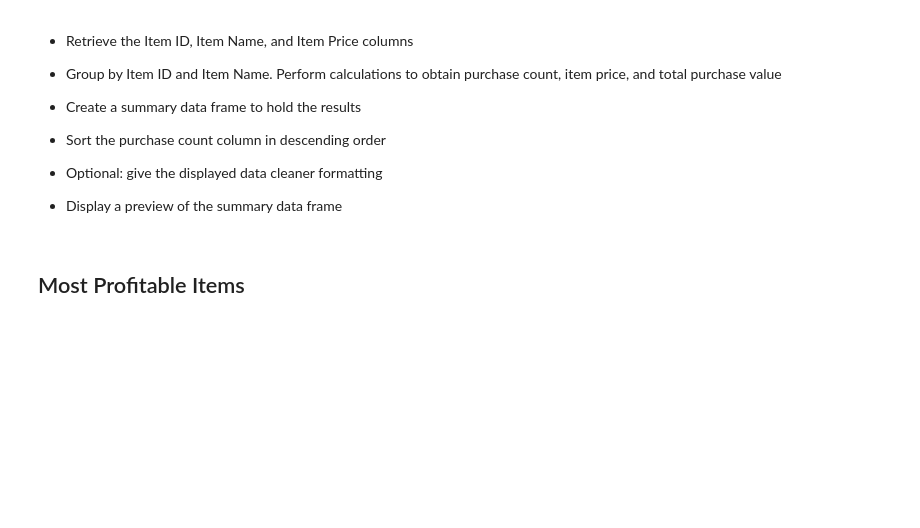
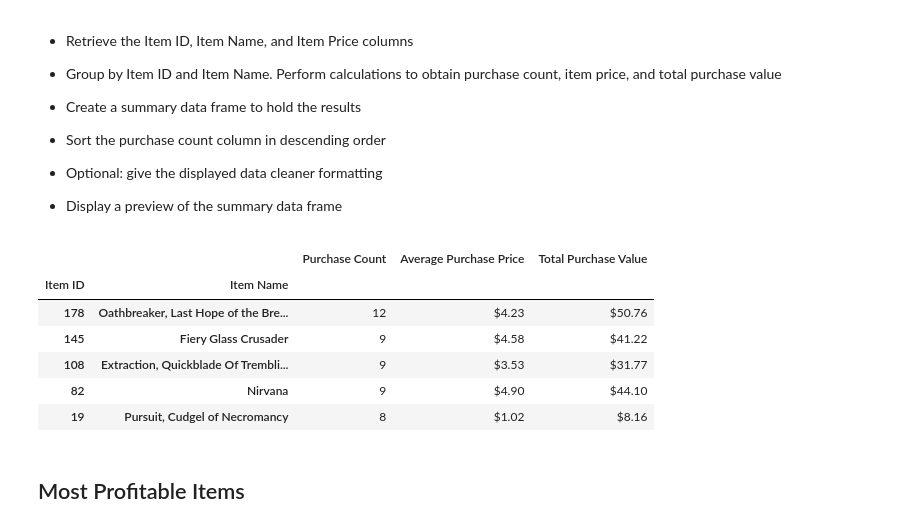
Before and after one commit to LolitaDias/Pandas-Analysis-of-the-fantasy-game-Heroes-of-Pymoli, a Jupyter notebook: HeroesOfPymoli/HeroesOfPymoli.ipynb, the cells around one changed output. Cells and saved outputs as stored; diff of their text form; code cells hidden in the pictures; blank space fills up the shorter version.

```diff
--- a/HeroesOfPymoli/HeroesOfPymoli.ipynb
+++ b/HeroesOfPymoli/HeroesOfPymoli.ipynb
@@ -260,6 +367,50 @@ purchase_analysis_df.head()
 
 
 * Display a preview of the summary data frame
+# %%
+#Retrieve the Item ID, Item Name, and Item Price columns
+#purchase_data
+popular_items_df=purchase_data[["Item ID","Item Name","Price"]]
+popular_items_df
+
+#Group by Item ID and Item Name
+popular_items_grouped=popular_items_df.groupby(['Item ID','Item Name'])
+popular_items_grouped.count().head()
+
+#calculations to obtain purchase count, item price, and total purchase value
+
+# Calculate "Purchase Count"
+mp_purchase_count = popular_items_grouped["Item ID"].count()
+#mp_purchase_count
+
+#Average Purchase Price
+mp_avg_purchase_price=popular_items_grouped["Price"].mean()
+#mp_avg_purchase_price
+
+#Total Purchase Value
+mp_total_purchase_price=popular_items_grouped["Price"].sum()
+mp_total_purchase_price
+
+#summary data frame
+new_popular_items=pd.DataFrame({"Purchase Count":mp_purchase_count,
+                                "Average Purchase Price":mp_avg_purchase_price,
+                                "Total Purchase Value":mp_total_purchase_price})
+#top_spend_df
+
+#Sort
+new_popular_items=new_popular_items.sort_values("Purchase Count",ascending=False)
+most_profitable_items=new_popular_items.copy()
+new_popular_items["Average Purchase Price"]=new_popular_items["Average Purchase Price"].map("${0:.2f}".format)
+new_popular_items["Total Purchase Value"]=new_popular_items["Total Purchase Value"].map("${0:.2f}".format)
+new_popular_items.head()
+# %% [output]
+|  |  | Purchase Count | Average Purchase Price | Total Purchase Value |
+| Item ID | Item Name |  |  |  |
+| 178 | Oathbreaker, Last Hope of the Bre... | 12 | $4.23 | $50.76 |
+| 145 | Fiery Glass Crusader | 9 | $4.58 | $41.22 |
+| 108 | Extraction, Quickblade Of Trembli... | 9 | $3.53 | $31.77 |
+| 82 | Nirvana | 9 | $4.90 | $44.10 |
+| 19 | Pursuit, Cudgel of Necromancy | 8 | $1.02 | $8.16 |
 # %% [markdown]
 ## Most Profitable Items
 # %% [markdown]
```
Also changed, not shown: parts of 6 cells of this notebook, 3 other files.
